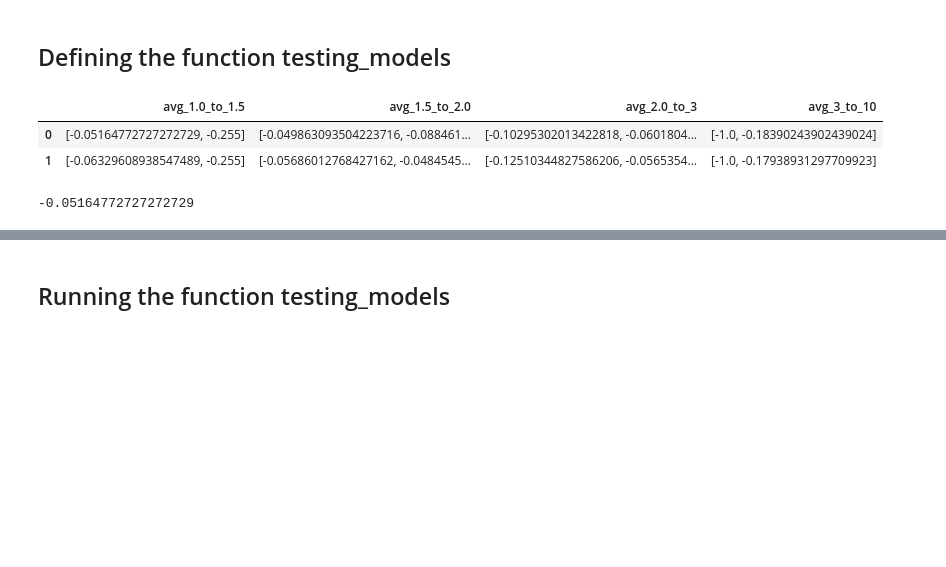
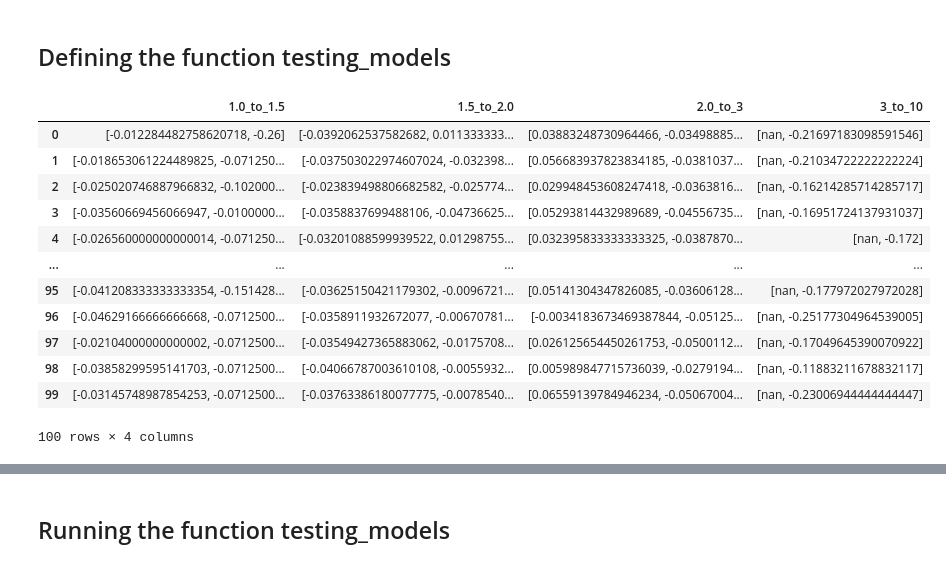
Before and after one commit to rafabertolace/OnThePitch, a Jupyter notebook: notebooks/D7_KGB_Model____beat_the_delta!_v2_testing_the_model_with_more_years_and_Mkt-rafael.ipynb, the cells around one changed output, grey strips where cells are left out. Drawn from its saved outputs; the diff is of its cells as text; code cells hidden in the pictures; blank space fills up the shorter version.

```diff
--- a/notebooks/D7_KGB_Model____beat_the_delta!_v2_testing_the_model_with_more_years_and_Mkt-rafael.ipynb
+++ b/notebooks/D7_KGB_Model____beat_the_delta!_v2_testing_the_model_with_more_years_and_Mkt-rafael.ipynb
@@ -577,10 +565,0 @@ accuracy_test, accuracy_train, precision_train, precision_test, y_final_df, list
-# %%
-pd.DataFrame(lista_final)
-# %% [output]
-|  | avg_1.0_to_1.5 | avg_1.5_to_2.0 | avg_2.0_to_3 | avg_3_to_10 |
-| 0 | [-0.05164772727272729, -0.255] | [-0.049863093504223716, -0.088461... | [-0.10295302013422818, -0.0601804... | [-1.0, -0.18390243902439024] |
-| 1 | [-0.06329608938547489, -0.255] | [-0.05686012768427162, -0.0484545... | [-0.12510344827586206, -0.0565354... | [-1.0, -0.17938931297709923] |
-# %%
-lista_final[0]['avg_1.0_to_1.5'][0]
-# %% [output]
--0.05164772727272729
@@ -588,0 +568,17 @@ accuracy_test, accuracy_train, precision_train, precision_test, y_final_df = tes
+# %%
+tmp = pd.DataFrame(lista_final)
+tmp
+# %% [output]
+|  | 1.0_to_1.5 | 1.5_to_2.0 | 2.0_to_3 | 3_to_10 |
+| 0 | [-0.012284482758620718, -0.26] | [-0.0392062537582682, 0.011333333... | [0.03883248730964466, -0.03498885... | [nan, -0.21697183098591546] |
+| 1 | [-0.018653061224489825, -0.071250... | [-0.037503022974607024, -0.032398... | [0.056683937823834185, -0.0381037... | [nan, -0.21034722222222224] |
+| 2 | [-0.025020746887966832, -0.102000... | [-0.023839498806682582, -0.025774... | [0.029948453608247418, -0.0363816... | [nan, -0.16214285714285717] |
+| 3 | [-0.03560669456066947, -0.0100000... | [-0.0358837699488106, -0.04736625... | [0.05293814432989689, -0.04556735... | [nan, -0.16951724137931037] |
+| 4 | [-0.026560000000000014, -0.071250... | [-0.03201088599939522, 0.01298755... | [0.032395833333333325, -0.0387870... | [nan, -0.172] |
+| ... | ... | ... | ... | ... |
+| 95 | [-0.041208333333333354, -0.151428... | [-0.03625150421179302, -0.0096721... | [0.05141304347826085, -0.03606128... | [nan, -0.177972027972028] |
+| 96 | [-0.04629166666666668, -0.0712500... | [-0.0358911932672077, -0.00670781... | [-0.0034183673469387844, -0.05125... | [nan, -0.25177304964539005] |
+| 97 | [-0.02104000000000002, -0.0712500... | [-0.03549427365883062, -0.0175708... | [0.026125654450261753, -0.0500112... | [nan, -0.17049645390070922] |
+| 98 | [-0.03858299595141703, -0.0712500... | [-0.04066787003610108, -0.0055932... | [0.005989847715736039, -0.0279194... | [nan, -0.11883211678832117] |
+| 99 | [-0.03145748987854253, -0.0712500... | [-0.03763386180077775, -0.0078540... | [0.06559139784946234, -0.05067004... | [nan, -0.23006944444444447] |
+100 rows × 4 columns
```
Also changed, not shown: parts of 27 cells of this notebook, 1 other file.
